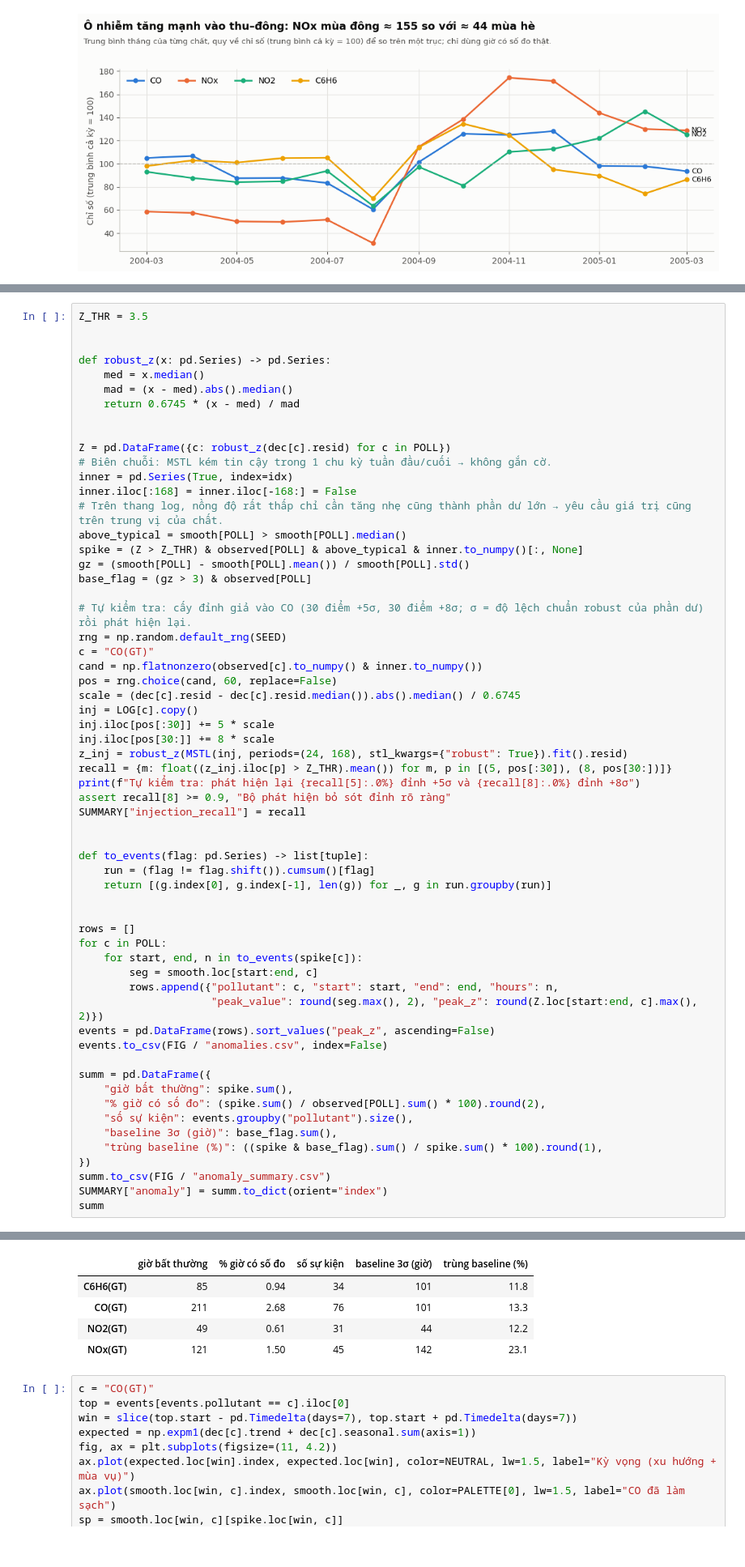
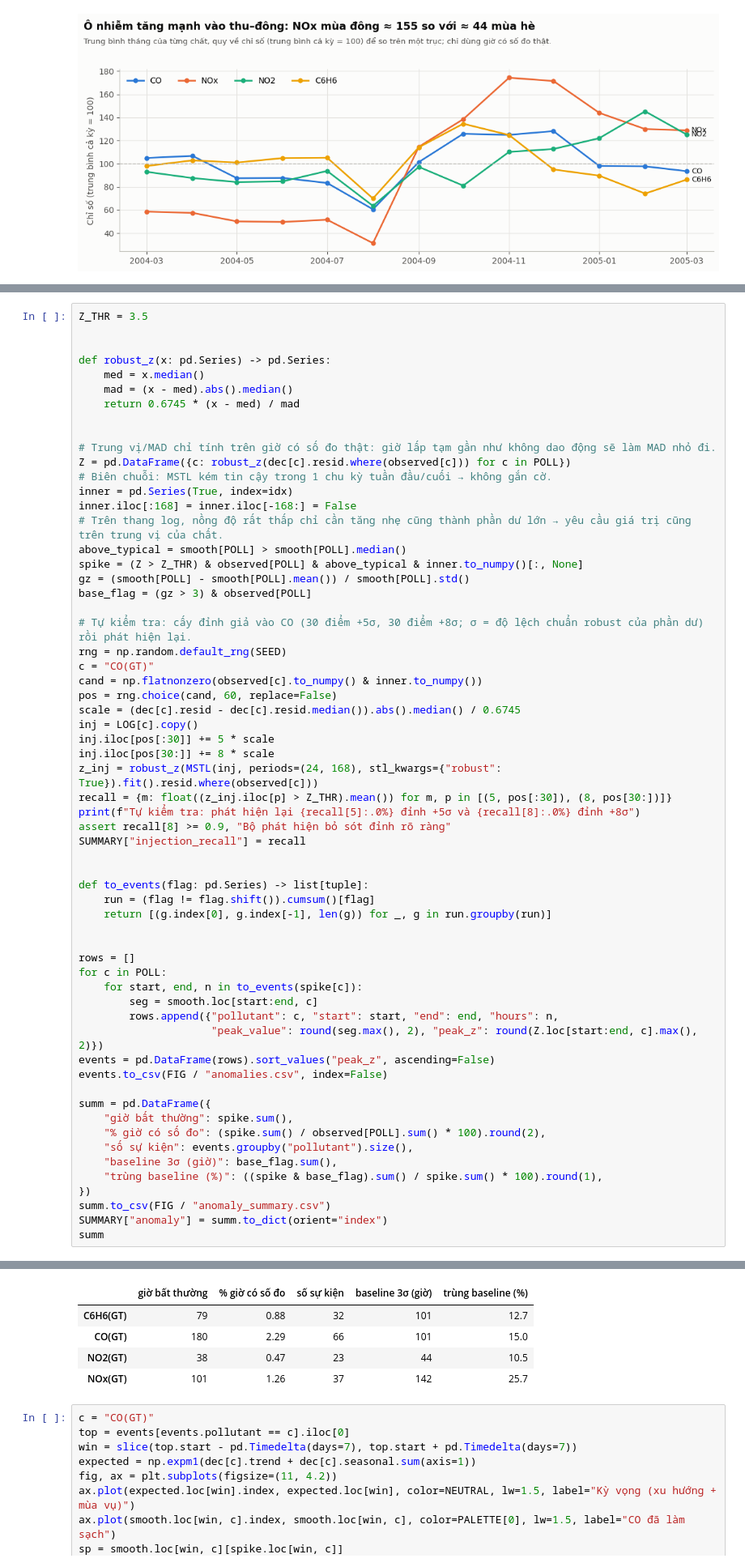
Before and after one commit to minhdangcoder12/Air-Quality-Outlier-Trend-Mining-Pattern-Mining-Clustering-Anomaly-Detection-, a Jupyter notebook: notebooks/air_quality_mining.ipynb, the cells around one changed output, grey strips where cells are left out. Shown at 81% size. Cells and saved outputs as stored; diff of their text form.

```diff
--- a/notebooks/air_quality_mining.ipynb
+++ b/notebooks/air_quality_mining.ipynb
@@ -277,7 +278,8 @@ def robust_z(x: pd.Series) -> pd.Series:
     return 0.6745 * (x - med) / mad
 
 
-Z = pd.DataFrame({c: robust_z(dec[c].resid) for c in POLL})
+# Trung vị/MAD chỉ tính trên giờ có số đo thật: giờ lấp tạm gần như không dao động sẽ làm MAD nhỏ đi.
+Z = pd.DataFrame({c: robust_z(dec[c].resid.where(observed[c])) for c in POLL})
 # Biên chuỗi: MSTL kém tin cậy trong 1 chu kỳ tuần đầu/cuối → không gắn cờ.
 inner = pd.Series(True, index=idx)
 inner.iloc[:168] = inner.iloc[-168:] = False
@@ -296,44 +298,44 @@ scale = (dec[c].resid - dec[c].resid.median()).abs().median() / 0.6745
 inj = LOG[c].copy()
 inj.iloc[pos[:30]] += 5 * scale
 inj.iloc[pos[30:]] += 8 * scale
-z_inj = robust_z(MSTL(inj, periods=(24, 168), stl_kwargs={"robust": True}).fit().resid)
+z_inj = robust_z(MSTL(inj, periods=(24, 168), stl_kwargs={"robust": True}).fit().resid.where(observed[c]))
 recall = {m: float((z_inj.iloc[p] > Z_THR).mean()) for m, p in [(5, pos[:30]), (8, pos[30:])]}
 print(f"Tự kiểm tra: phát hiện lại {recall[5]:.0%} đỉnh +5σ và {recall[8]:.0%} đỉnh +8σ")
 assert recall[8] >= 0.9, "Bộ phát hiện bỏ sót đỉnh rõ ràng"
 SUMMARY["injection_recall"] = recall
 
 
 def to_events(flag: pd.Series) -> list[tuple]:
     run = (flag != flag.shift()).cumsum()[flag]
     return [(g.index[0], g.index[-1], len(g)) for _, g in run.groupby(run)]
 
 
 rows = []
 for c in POLL:
     for start, end, n in to_events(spike[c]):
         seg = smooth.loc[start:end, c]
         rows.append({"pollutant": c, "start": start, "end": end, "hours": n,
                      "peak_value": round(seg.max(), 2), "peak_z": round(Z.loc[start:end, c].max(), 2)})
 events = pd.DataFrame(rows).sort_values("peak_z", ascending=False)
 events.to_csv(FIG / "anomalies.csv", index=False)
 
 summ = pd.DataFrame({
     "giờ bất thường": spike.sum(),
     "% giờ có số đo": (spike.sum() / observed[POLL].sum() * 100).round(2),
     "số sự kiện": events.groupby("pollutant").size(),
     "baseline 3σ (giờ)": base_flag.sum(),
     "trùng baseline (%)": ((spike & base_flag).sum() / spike.sum() * 100).round(1),
 })
 summ.to_csv(FIG / "anomaly_summary.csv")
 SUMMARY["anomaly"] = summ.to_dict(orient="index")
 summ
 # %% [output]
 Tự kiểm tra: phát hiện lại 83% đỉnh +5σ và 100% đỉnh +8σ
 |  | giờ bất thường | % giờ có số đo | số sự kiện | baseline 3σ (giờ) | trùng baseline (%) |
-| C6H6(GT) | 85 | 0.94 | 34 | 101 | 11.8 |
-| CO(GT) | 211 | 2.68 | 76 | 101 | 13.3 |
-| NO2(GT) | 49 | 0.61 | 31 | 44 | 12.2 |
-| NOx(GT) | 121 | 1.50 | 45 | 142 | 23.1 |
+| C6H6(GT) | 79 | 0.88 | 32 | 101 | 12.7 |
+| CO(GT) | 180 | 2.29 | 66 | 101 | 15.0 |
+| NO2(GT) | 38 | 0.47 | 23 | 44 | 10.5 |
+| NOx(GT) | 101 | 1.26 | 37 | 142 | 25.7 |
 # %%
 c = "CO(GT)"
 top = events[events.pollutant == c].iloc[0]
```
Also changed, not shown: parts of 5 cells of this notebook, 11 other files.
